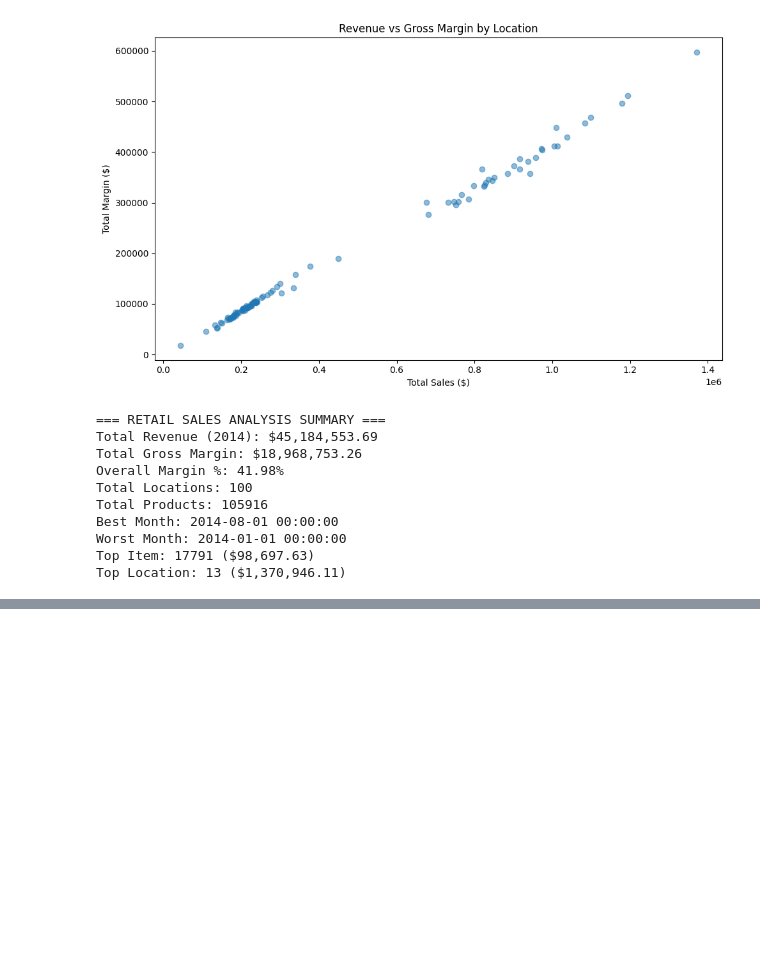
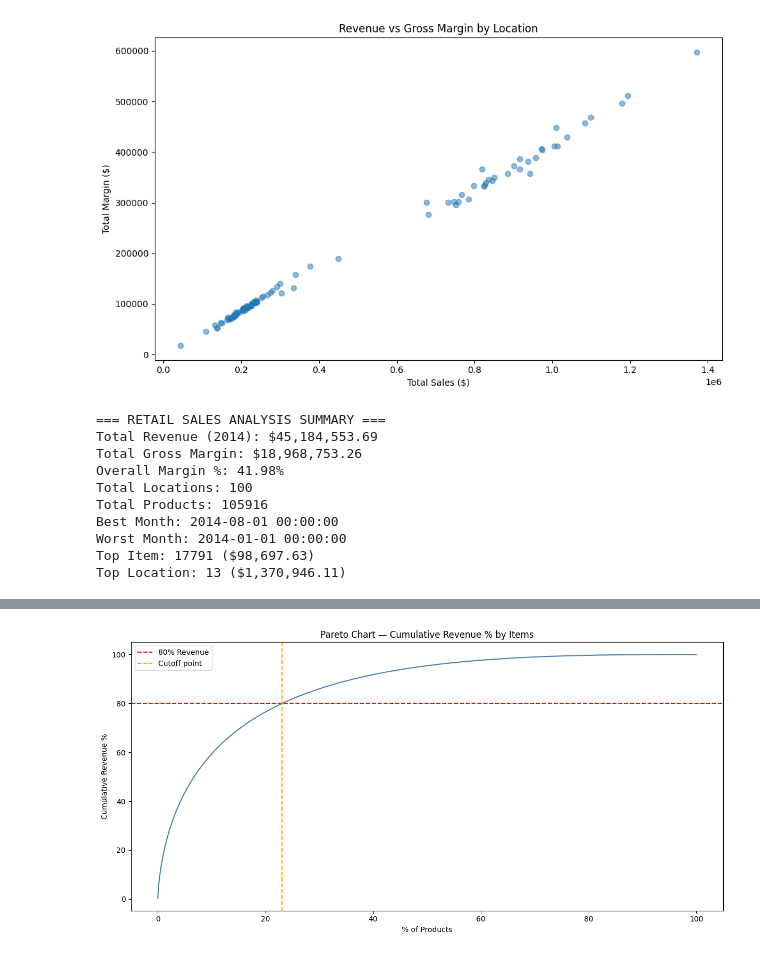
Before and after one commit to ThecrypsycH/Retail-Sales-Analysis, a Jupyter notebook: Retail_Sales_Analysis.ipynb, the cells around one changed output, grey strips where cells are left out. Drawn from its saved outputs; the diff is of its cells as text; code cells hidden in the pictures; blank space fills up the shorter version.

Commit message:
Add Pareto analysis and interactive Plotly charts

```diff
--- a/Retail_Sales_Analysis.ipynb
+++ b/Retail_Sales_Analysis.ipynb
@@ -326,0 +326,6 @@ Top Location: 13 ($1,370,946.11)
+# %%
+# Pareto Analysis — Items
+item_sales = df.groupby('ItemID')['Total_Sales_Dollars'].sum().sort_values(ascending=False).reset_index()
+item_sales['Cumulative_Sales'] = item_sales['Total_Sales_Dollars'].cumsum()
+item_sales['Cumulative_Pct'] = item_sales['Cumulative_Sales'] / item_sales['Total_Sales_Dollars'].sum() * 100
+item_sales['Item_Pct'] = (item_sales.index + 1) / len(item_sales) * 100
@@ -326,0 +356,14 @@ Top Location: 13 ($1,370,946.11)
+# %%
+plt.figure(figsize=(12,6))
+plt.plot(item_sales['Item_Pct'], item_sales['Cumulative_Pct'], color='steelblue')
+plt.axhline(y=80, color='red', linestyle='--', label='80% Revenue')
+plt.axvline(x=item_sales[item_sales['Cumulative_Pct'] <= 80]['Item_Pct'].max(),
+            color='orange', linestyle='--', label='Cutoff point')
+plt.title('Pareto Chart — Cumulative Revenue % by Items')
+plt.xlabel('% of Products')
+plt.ylabel('Cumulative Revenue %')
+plt.legend()
+plt.tight_layout()
+plt.show()
+# %% [output]
+[figure, added]
```
Also changed, not shown: parts of 10 cells of this notebook.
